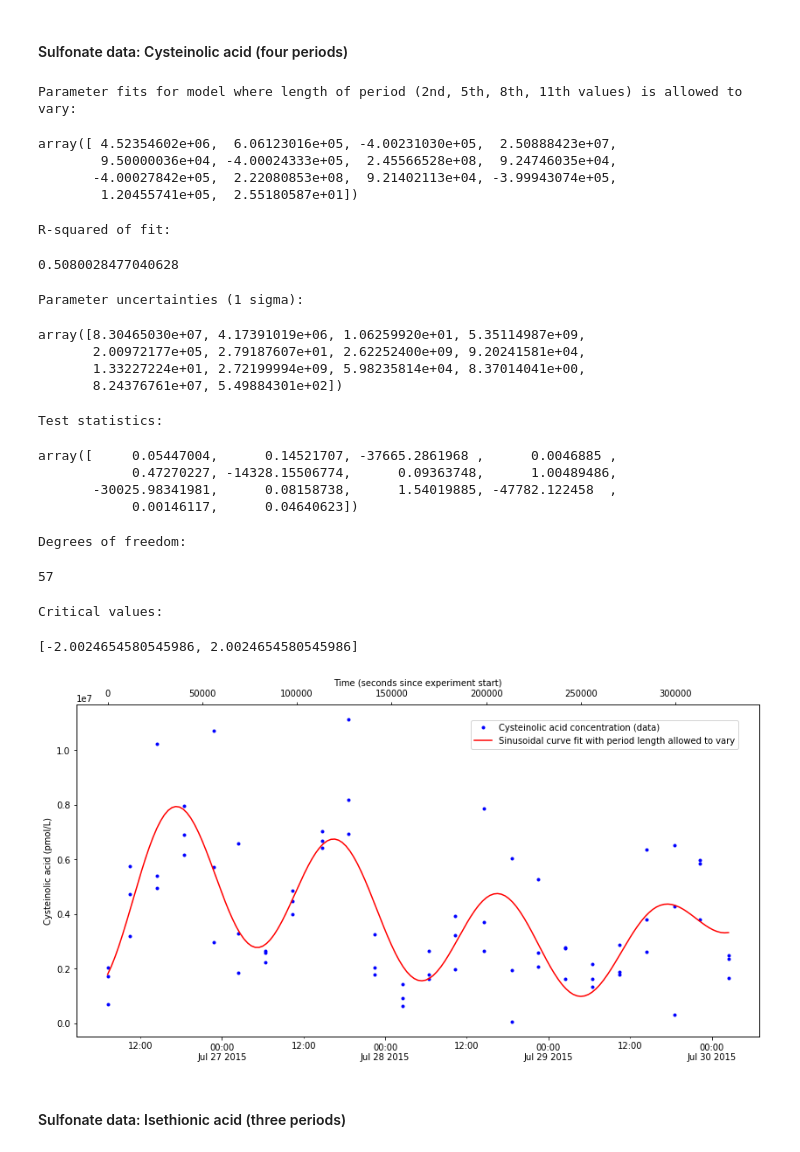
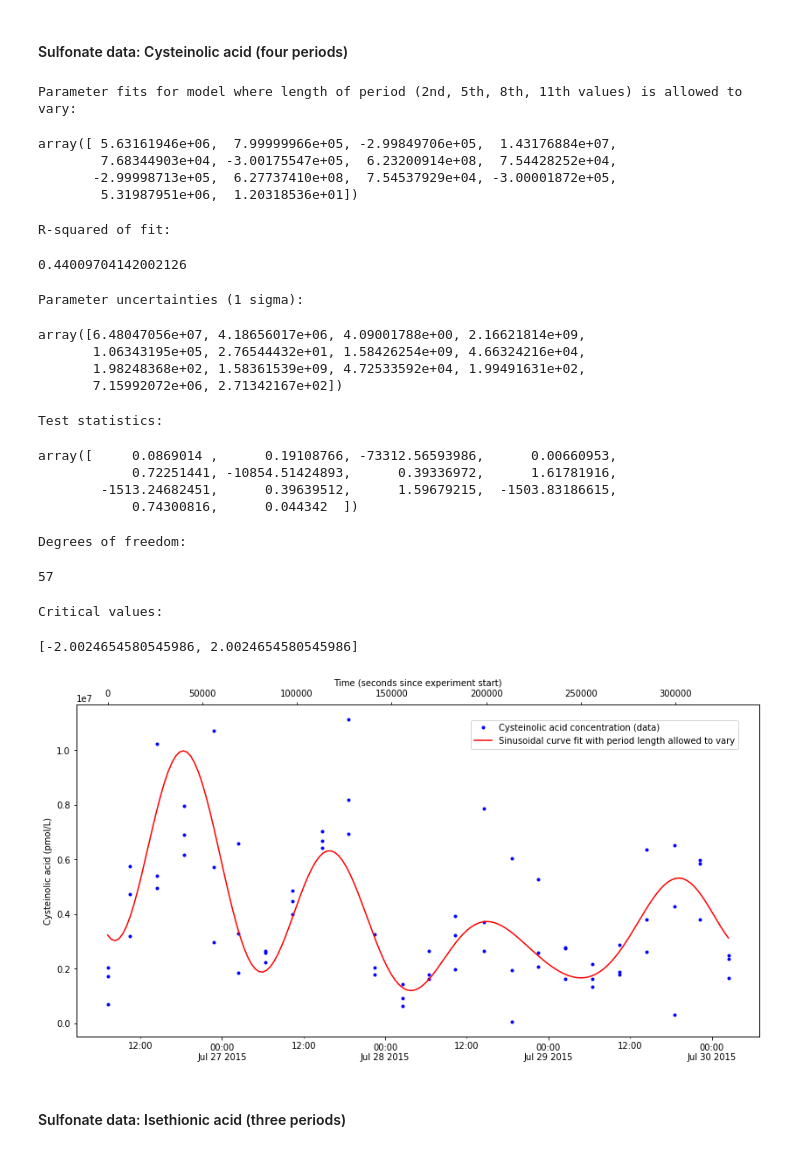
Before and after one commit to jamesrco/DielALOHA, a Jupyter notebook: python3/ALOHAdielCurveFit.ipynb, the cells around one changed output. Saved outputs shown, nothing was run; the diff lists cells and outputs as text; code cells hidden in the pictures.

```diff
--- a/python3/ALOHAdielCurveFit.ipynb
+++ b/python3/ALOHAdielCurveFit.ipynb
@@ -645,8 +663,9 @@ TimestampCysteinolic_secFromStart_alt = (
 
 # do the fitting, with function defined above
 popt_varPer_Cysteinolic, pcov_varPer_Cysteinolic = curve_fit(multWaves_func_varPer_4, TimestampCysteinolic_secFromStart_alt, ConcCysteinolic_noNan, bounds=(
-    [100000, 50000, -1000000, 100000, 95000, -1000000, 100000, 50000, -1000000, 100000, 50000, -1000000, -1000000, -1000000], (
-        [300000000, 1500000, 200000, 300000000, 150000, 200000, 300000000, 150000, 200000, 300000000, 150000, 200000, 200000, 200000])))
+    [1e6, 6e4, -5e5, 1e7, 6e4, -5e5, 1e8, 6e4, -5e5, 1e8, 6e4, -5e5, -1e5, -1e5], (
+        [5e7, 8e5, -1e5, 5e7, 10e4, -1e5, 5e9, 10e4, -1e5, 5e9, 10e4, -1e5, 10e6, 10e3])))
+
 
 # output results, and some diagnostics
 print("Parameter fits for model where length of period (2nd, 5th, 8th, 11th values) is allowed to vary:")
@@ -688,47 +707,47 @@ plt.rcParams['timezone'] = 'Pacific/Honolulu'
 
 fig = plt.figure(figsize=(14, 7))
 
 ax1 = fig.add_subplot(111)
 ax1.plot(TimestampCysteinolic_noNan,ConcCysteinolic_noNan, 'b.', label = 'Cysteinolic acid concentration (data)')
 ax1.xaxis.set_major_locator(pltdates.DayLocator(interval=1))
 ax1.xaxis.set_minor_locator(pltdates.HourLocator(byhour=12))
 ax1.xaxis.set_major_formatter(pltdates.DateFormatter('%H:%M%\n%b %d %Y'))
 ax1.xaxis.set_minor_formatter(pltdates.DateFormatter('%H:%M'))
 ax1.xaxis_date(pytz.timezone('Pacific/Honolulu'))
 plt.ylabel('Cysteinolic acid (pmol/L)')
 
 ax2 = ax1.twiny()
 ax2.plot(pandas.Series(list(range(0, int(TimestampCysteinolic_secFromStart_alt[len(TimestampCysteinolic_secFromStart_alt)-1]), 2000))), multWaves_func_varPer_4(
    pandas.Series(list(range(0, int(TimestampCysteinolic_secFromStart_alt[len(TimestampCysteinolic_secFromStart_alt)-1]), 2000))), *popt_varPer_Cysteinolic), 'r-', label = 'Sinusoidal curve fit with period length allowed to vary')
 plt.xlabel('Time (seconds since experiment start)')
 
 fig.legend(bbox_to_anchor=(.8, .8))
 
 # set matplotlib timezone back
 plt.rcParams['timezone'] = current_matplotTZ
 # %% [output]
 Parameter fits for model where length of period (2nd, 5th, 8th, 11th values) is allowed to vary:
-array([ 4.52354602e+06,  6.06123016e+05, -4.00231030e+05,  2.50888423e+07,
-        9.50000036e+04, -4.00024333e+05,  2.45566528e+08,  9.24746035e+04,
-       -4.00027842e+05,  2.22080853e+08,  9.21402113e+04, -3.99943074e+05,
-        1.20455741e+05,  2.55180587e+01])
+array([ 5.63161946e+06,  7.99999966e+05, -2.99849706e+05,  1.43176884e+07,
+        7.68344903e+04, -3.00175547e+05,  6.23200914e+08,  7.54428252e+04,
+       -2.99998713e+05,  6.27737410e+08,  7.54537929e+04, -3.00001872e+05,
+        5.31987951e+06,  1.20318536e+01])
 R-squared of fit:
-0.5080028477040628
+0.44009704142002126
 Parameter uncertainties (1 sigma):
-array([8.30465030e+07, 4.17391019e+06, 1.06259920e+01, 5.35114987e+09,
-       2.00972177e+05, 2.79187607e+01, 2.62252400e+09, 9.20241581e+04,
-       1.33227224e+01, 2.72199994e+09, 5.98235814e+04, 8.37014041e+00,
-       8.24376761e+07, 5.49884301e+02])
+array([6.48047056e+07, 4.18656017e+06, 4.09001788e+00, 2.16621814e+09,
+       1.06343195e+05, 2.76544432e+01, 1.58426254e+09, 4.66324216e+04,
+       1.98248368e+02, 1.58361539e+09, 4.72533592e+04, 1.99491631e+02,
+       7.15992072e+06, 2.71342167e+02])
 Test statistics:
-array([     0.05447004,      0.14521707, -37665.2861968 ,      0.0046885 ,
-            0.47270227, -14328.15506774,      0.09363748,      1.00489486,
-       -30025.98341981,      0.08158738,      1.54019885, -47782.122458  ,
-            0.00146117,      0.04640623])
+array([     0.0869014 ,      0.19108766, -73312.56593986,      0.00660953,
+            0.72251441, -10854.51424893,      0.39336972,      1.61781916,
+        -1513.24682451,      0.39639512,      1.59679215,  -1503.83186615,
+            0.74300816,      0.044342  ])
 Degrees of freedom:
 57
 Critical values:
 [-2.0024654580545986, 2.0024654580545986]
-[figure, old version]
+[figure, new version]
 # %% [markdown]
 #### Sulfonate data: Isethionic acid (three periods)
 # %%
```
Also changed, not shown: parts of 17 cells of this notebook.
